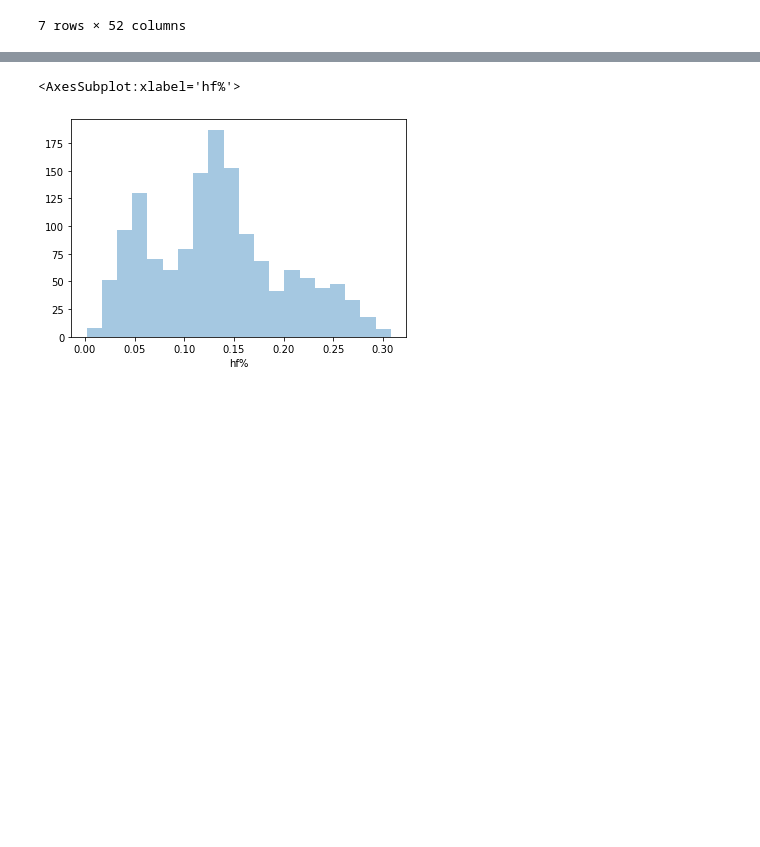
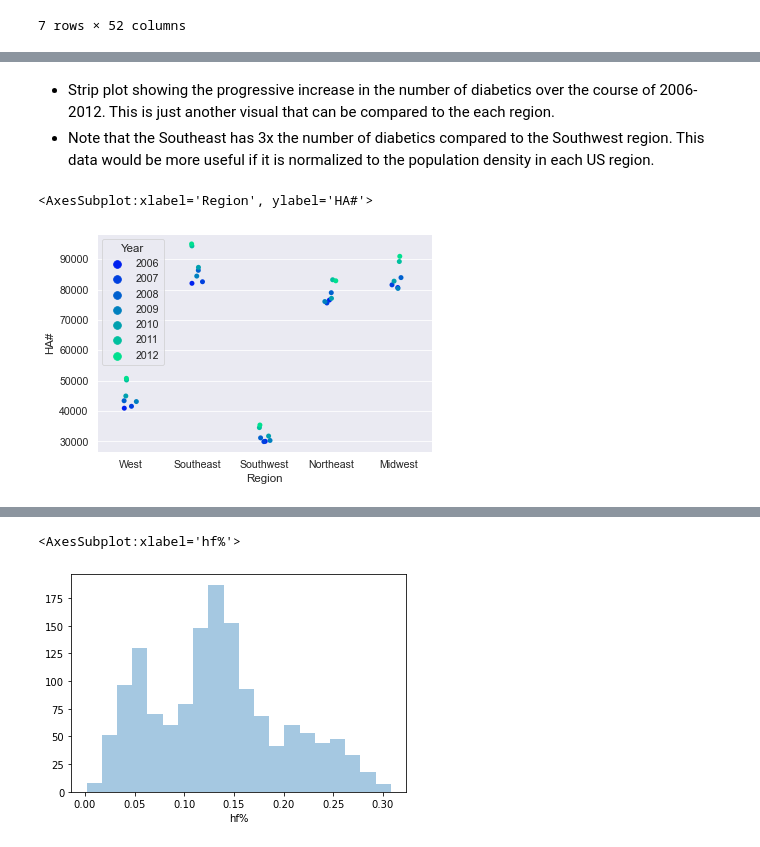
Before and after one commit to data301-2021-winter1/project-group36-project, a Jupyter notebook: notebooks/analysis1.ipynb, the cells around one changed output, grey strips where cells are left out. Drawn from its saved outputs; the diff is of its cells as text; code cells hidden in the pictures; blank space fills up the shorter version.

```diff
--- a/notebooks/analysis1.ipynb
+++ b/notebooks/analysis1.ipynb
@@ -175,0 +239,8 @@ df_nation
+# %% [markdown]
+- Strip plot showing the progressive increase in the number of diabetics over the course of 2006-2012. This is just another visual that can be compared to the each region.
+- Note that the Southeast has 3x the number of diabetics compared to the Southwest region.  This data would be more useful if it is normalized to the population density in each US region.
+# %%
+sns.stripplot(x='Region', y='HA#', data=cardio_data, hue='Year', palette='winter')
+# %% [output]
+<AxesSubplot:xlabel='Region', ylabel='HA#'>
+[figure, added]
```
Also changed, not shown: parts of 23 cells of this notebook, 2 other files.
